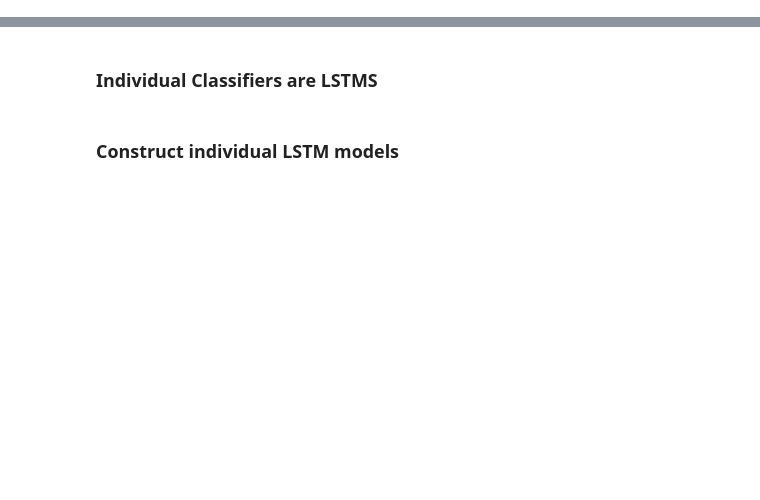
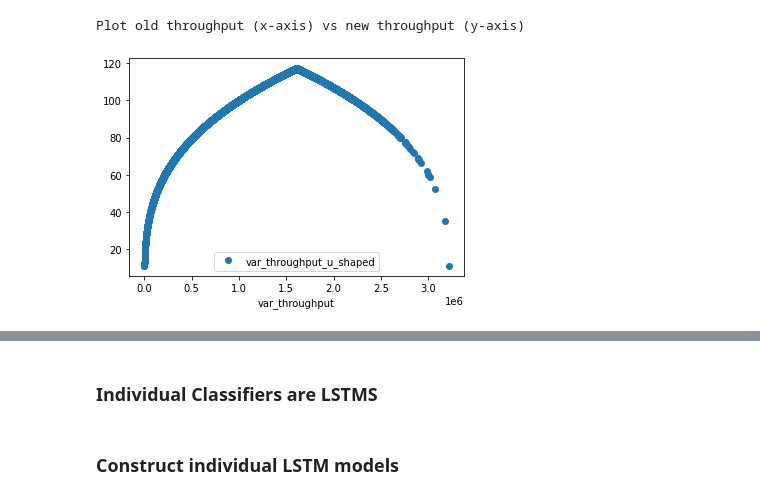
Before and after one commit to quarbby/diplomacy-betrayal, a Jupyter notebook: pipeline-onehot.ipynb, the cells around one changed output, grey strips where cells are left out. Drawn from its saved outputs; the diff is of its cells as text; code cells hidden in the pictures; blank space fills up the shorter version.

```diff
--- a/pipeline-onehot.ipynb
+++ b/pipeline-onehot.ipynb
@@ -33,32 +45,44 @@ df = df.dropna()
 # %%
 # # Throughput (weighted by variance)
 # df_throughput = df[['Throughput.1', 'Throughput.2', 'Throughput.3', 'Throughput.4', 'Throughput.5']].copy()
 # df_throughput['var_throughput'] = df_throughput.var(axis=1)
+# print("Plot old throughput (x-axis) vs new throughput (y-axis)")
+# plt.plot(df_throughput['var_throughput'], df_throughput['var_throughput'])
 # df_throughput['var_throughput'] = df_throughput['var_throughput'] / df_throughput['var_throughput'].max()
 
-#Throughput (weighted by inverted U-shape variance)
+# Throughput (weighted by inverted V-shape variance)
 df_throughput = df[['Throughput.1', 'Throughput.2', 'Throughput.3', 'Throughput.4', 'Throughput.5']].copy()
 df_throughput['var_throughput'] = df_throughput.var(axis=1)
 max_val = df_throughput['var_throughput'].max()
 min_val = df_throughput['var_throughput'].min()
 tp_mid = ((max_val - min_val) // 2) + min_val
 tp_to_list = df_throughput['var_throughput'].tolist()
 
+amount_of_curve = 3
+
 u_shaped_variance = []
 for each in tp_to_list:
     if each > tp_mid:
-        u_shaped_variance.append(2*tp_mid - each)
+        u_shaped_variance.append((2*tp_mid - each)**(1/amount_of_curve))
     else:
-        u_shaped_variance.append(each)
+        u_shaped_variance.append(each**(1/amount_of_curve))
 
 df_throughput['var_throughput_u_shaped'] = u_shaped_variance
+print("Plot old throughput (x-axis) vs new throughput (y-axis)")
+df_throughput.plot(x='var_throughput', y='var_throughput_u_shaped', style='o')
 df_throughput['var_throughput_u_shaped'] = df_throughput['var_throughput_u_shaped'] / df_throughput['var_throughput_u_shaped'].max()
 df_throughput = df_throughput.assign(var_throughput=df_throughput['var_throughput_u_shaped'])
 
-# # WorkTime (weighted by variance)
+# WorkTime (weighted by variance)
 df_worktime = df[['WorkTime.1', 'WorkTime.2', 'WorkTime.3', 'WorkTime.4', 'WorkTime.5']].copy()
 df_worktime['var_worktime'] = df_worktime.var(axis=1)
 df_worktime['var_worktime'] = df_worktime['var_worktime'] / df_worktime['var_worktime'].max()
+
+# Percentage Agreement
+df_agreement = df[['Answer.1gamemove.yes_pc_agree', 'Answer.2reasoning.yes_pc_agree', 'Answer.4shareinformation.yes_pc_agree', 'Answer.3rapport.yes_pc_agree']]
+# %% [output]
+Plot old throughput (x-axis) vs new throughput (y-axis)
+[figure, added]
 # %%
 df_throughput
 # %% [output]
```
Also changed, not shown: parts of 38 cells of this notebook.
